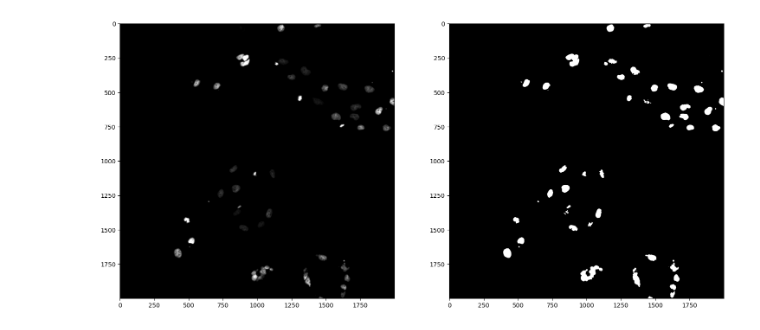
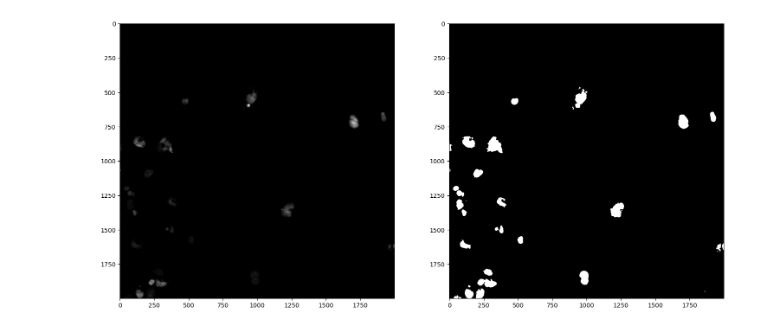
Before and after one commit to hannahbolen1/whole_slide, a Jupyter notebook: masking.ipynb, the cells around one changed output. Cells and saved outputs as stored; diff of their text form; code cells hidden in the pictures.

```diff
--- a/masking.ipynb
+++ b/masking.ipynb
@@ -10,11 +10,12 @@ import numpy as np
 from scipy import ndimage as ndi
 # %%
 # read in image
-root = "/yoren62/users/hannahbolen/immunofluorescence/slidescan_20250723_o8_gH2AX/o8_vsi/converted/"
-img_name = "o8p_day3_s12.ome.tif"
+root = "/Users/hannahbolen/Desktop/image_analysis/"
+img_name = "o8p_day7_s12.ome.tif"
+#img_name = "o8n_day3.vsi - 20x_FITC, Cy5_01.ome.tif"
 img_path = os.path.join(root, img_name)
-img = tifffile.imread(img_path, aszarr=True)
-img = da.from_zarr(img)
+img = tifffile.imread(img_path)
+img = da.from_array(img)
 nuclei = img[0]
 cy5 = img[1]
 # %%
@@ -74,4 +67,5 @@ masked_nucleiTile = nucleiTile*binary_tile
 # %%
-new_threshold = 20
-binary_new = ndi.binary_fill_holes(preprocess_nucleiTile >= new_threshold)
-masked_newTile = nucleiTile*binary_new
+threshold = 5
+preprocess_nucleiTile = ski.util.img_as_ubyte(ski.filters.gaussian(nucleiTile, sigma = 1.8))
+mask_nucleiTile = ndi.binary_fill_holes(preprocess_nucleiTile >= threshold)
+#applyMask_nucleiTile = nucleiTile*binary_nucleiTile
@@ -91,13 +72,13 @@ plt.show()
 # %%
-# plot mask and full resolution nuclei tile, assess local otsu thresholding
+# plot mask and full resolution nuclei tile, assess thresholding
 zoom = True
 fig, ax = plt.subplots(ncols = 2, figsize = (18, 18))
 if zoom:
     ax[0].imshow(preprocess_nucleiTile[1000:3000, 2000:4000], cmap = "gray")
-    ax[1].imshow(binary_new[1000:3000, 2000:4000], cmap="gray")
+    ax[1].imshow(mask_nucleiTile[1000:3000, 2000:4000], cmap="gray")
 else:
     ax[0].imshow(preprocess_nucleiTile, cmap = "gray")
-    ax[1].imshow(binary_new, cmap="gray")
+    ax[1].imshow(mask_nucleiTile, cmap="gray")
 plt.show()
 # %% [output]
-[figure, old version]
+[figure, new version]
```
Also changed, not shown: parts of 5 cells of this notebook, 4 other files.
